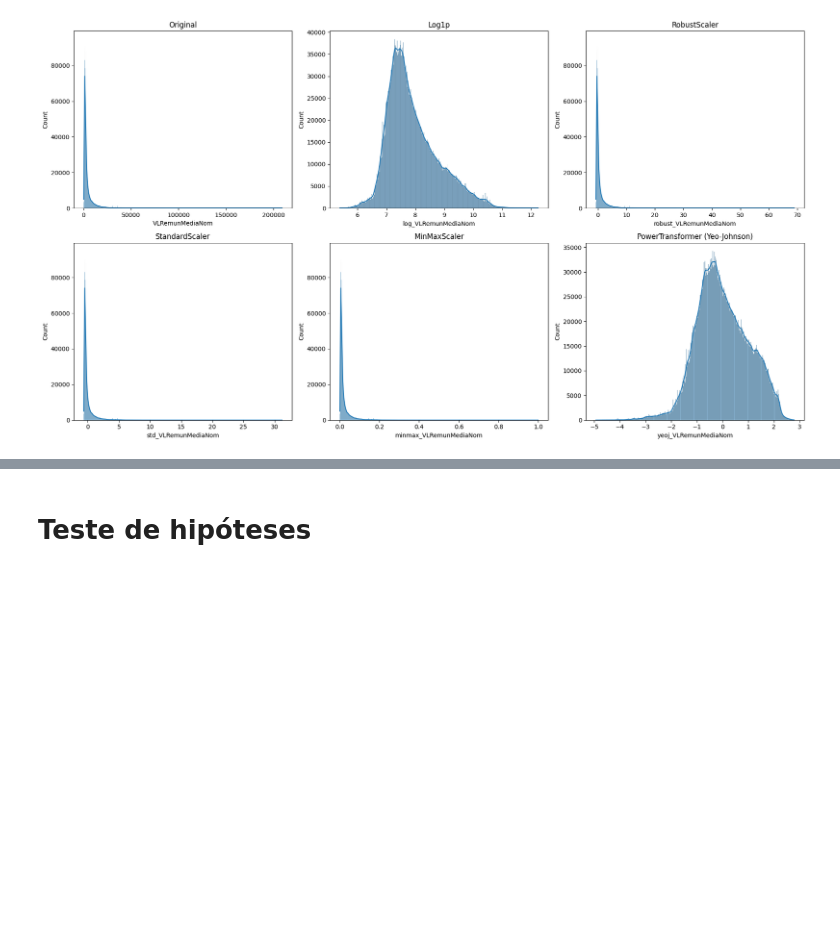
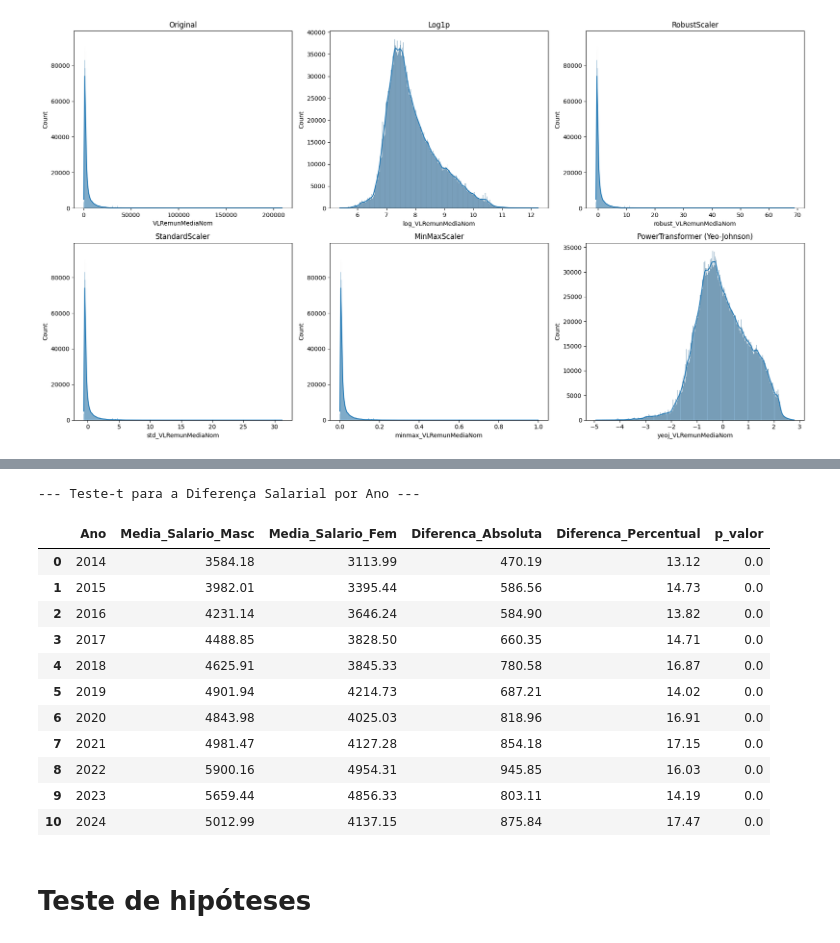
Before and after one commit to GGRoca/Lab2-Enap, a Jupyter notebook: Análise cópia.ipynb, the cells around one changed output, grey strips where cells are left out. Cells and saved outputs as stored; diff of their text form; code cells hidden in the pictures; blank space fills up the shorter version.

```diff
--- a/Análise cópia.ipynb
+++ b/Análise cópia.ipynb
@@ -393,2 +386,45 @@ df_filtrado.head()
+# %%
+# %%
+# --- 6.2: Teste de Significância Estatística para a Diferença Salarial ---
+print("\n--- Teste-t para a Diferença Salarial por Ano ---")
+
+resultados_teste_t_salario = []
+anos = df_remun['NRANO'].unique().sort_values()
+
+for ano in anos:
+    dados_ano = df_remun[df_remun['NRANO'] == ano]
+
+    salarios_homens = dados_ano[dados_ano['CDSexo'] == 'Masculino']['VLRemunMediaNom']
+    salarios_mulheres = dados_ano[dados_ano['CDSexo'] == 'Feminino']['VLRemunMediaNom']
+
+    if len(salarios_homens) > 1 and len(salarios_mulheres) > 1:
+        # Usamos o log da remuneração para o teste, pois tem uma distribuição mais próxima da normal
+        t_stat, p_val = ttest_ind(np.log1p(salarios_homens), np.log1p(salarios_mulheres), equal_var=False)
+
+        resultados_teste_t_salario.append({
+            'Ano': ano,
+            'Media_Salario_Masc': salarios_homens.mean(),
+            'Media_Salario_Fem': salarios_mulheres.mean(),
+            'Diferenca_Absoluta': salarios_homens.mean() - salarios_mulheres.mean(),
+            'Diferenca_Percentual': (salarios_homens.mean() - salarios_mulheres.mean()) / salarios_homens.mean() * 100,
+            'p_valor': p_val
+        })
+
+df_teste_t_salario = pd.DataFrame(resultados_teste_t_salario)
+display(df_teste_t_salario.round(2))
+# %% [output]
+--- Teste-t para a Diferença Salarial por Ano ---
+|  | Ano | Media_Salario_Masc | Media_Salario_Fem | Diferenca_Absoluta | Diferenca_Percentual | p_valor |
+| 0 | 2014 | 3584.18 | 3113.99 | 470.19 | 13.12 | 0.0 |
+| 1 | 2015 | 3982.01 | 3395.44 | 586.56 | 14.73 | 0.0 |
+| 2 | 2016 | 4231.14 | 3646.24 | 584.90 | 13.82 | 0.0 |
+| 3 | 2017 | 4488.85 | 3828.50 | 660.35 | 14.71 | 0.0 |
+| 4 | 2018 | 4625.91 | 3845.33 | 780.58 | 16.87 | 0.0 |
+| 5 | 2019 | 4901.94 | 4214.73 | 687.21 | 14.02 | 0.0 |
+| 6 | 2020 | 4843.98 | 4025.03 | 818.96 | 16.91 | 0.0 |
+| 7 | 2021 | 4981.47 | 4127.28 | 854.18 | 17.15 | 0.0 |
+| 8 | 2022 | 5900.16 | 4954.31 | 945.85 | 16.03 | 0.0 |
+| 9 | 2023 | 5659.44 | 4856.33 | 803.11 | 14.19 | 0.0 |
+| 10 | 2024 | 5012.99 | 4137.15 | 875.84 | 17.47 | 0.0 |
 # %% [markdown]
 # Teste de hipóteses
```
Also changed, not shown: parts of 26 cells of this notebook.
